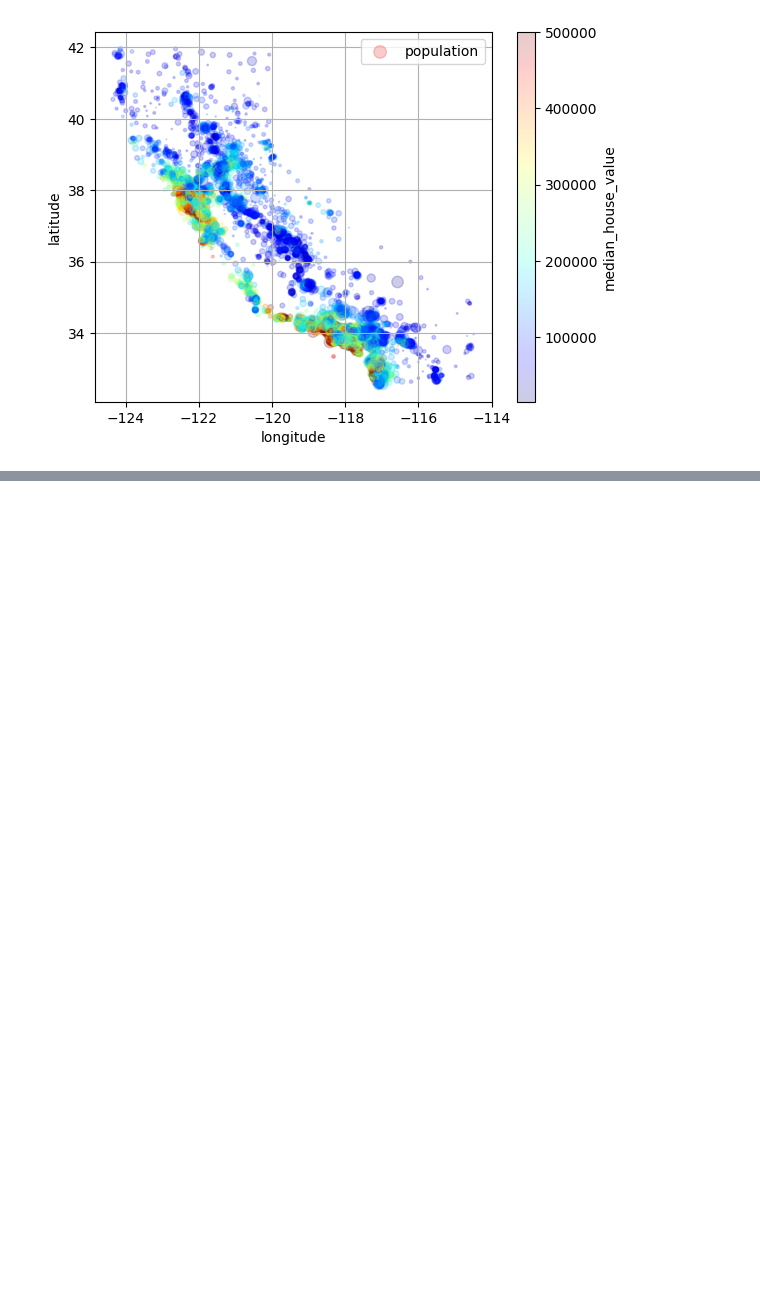
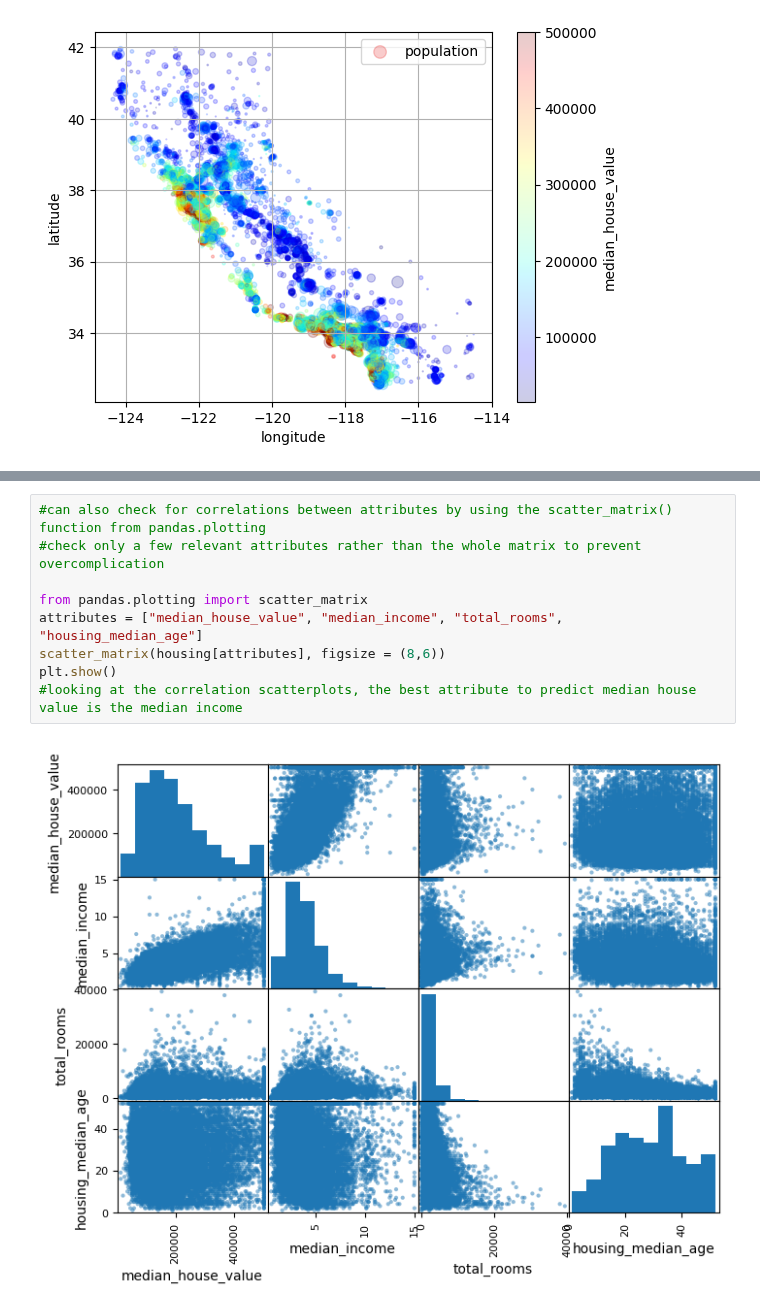
Before and after one commit to TaurusFire/Hands-on-Machine-Learning-Code-Notes, a Jupyter notebook: Chapter 2- Housing Project/HousingPrices.ipynb, the cells around one changed output, grey strips where cells are left out. Drawn from its saved outputs; the diff is of its cells as text; blank space fills up the shorter version.

Commit message:
updated HousingPrices

```diff
--- a/Chapter 2- Housing Project/HousingPrices.ipynb
+++ b/Chapter 2- Housing Project/HousingPrices.ipynb
@@ -232,0 +234,11 @@ housing.plot(kind = "scatter", x="longitude", y="latitude", s=housing["populatio
+# %%
+#can also check for correlations between attributes by using the scatter_matrix() function from pandas.plotting
+#check only a few relevant attributes rather than the whole matrix to prevent overcomplication
+
+from pandas.plotting import scatter_matrix
+attributes = ["median_house_value", "median_income", "total_rooms", "housing_median_age"]
+scatter_matrix(housing[attributes], figsize = (8,6))
+plt.show()
+#looking at the correlation scatterplots, the best attribute to predict median house value is the median income
+# %% [output]
+[figure, added]
```
Also changed, not shown: parts of 4 cells of this notebook.
